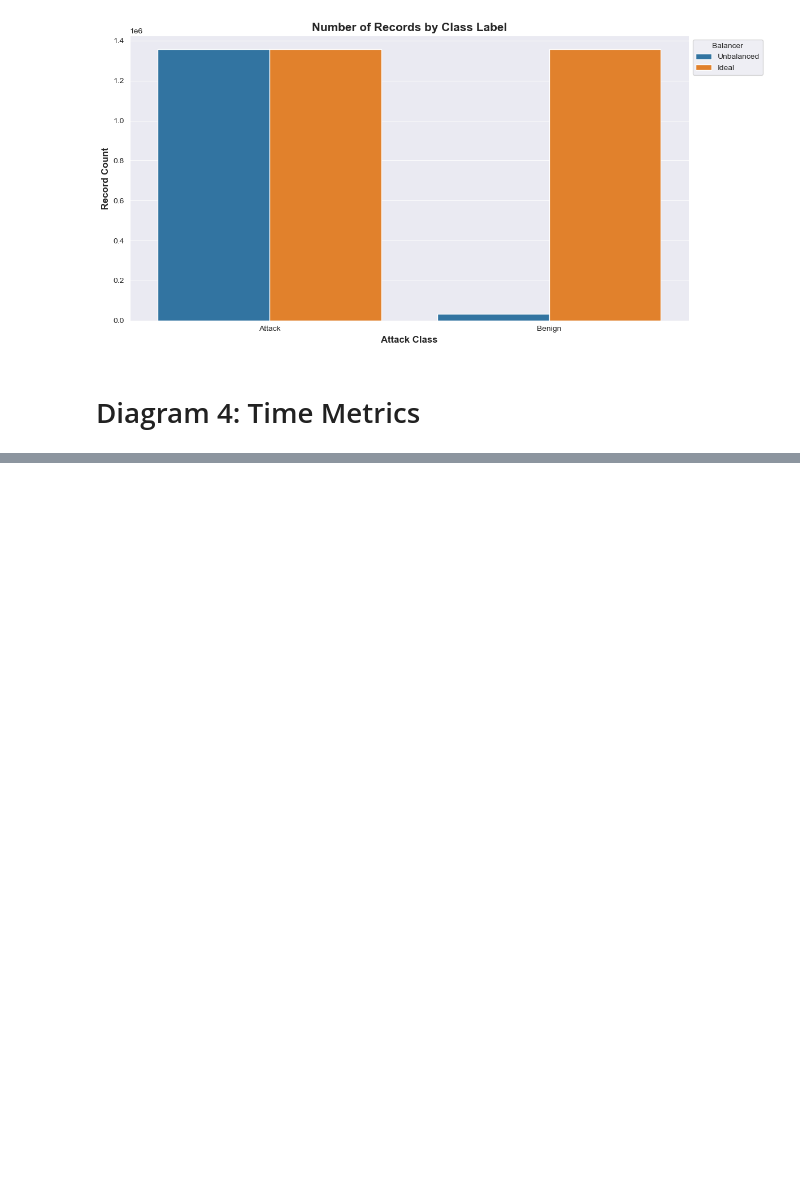
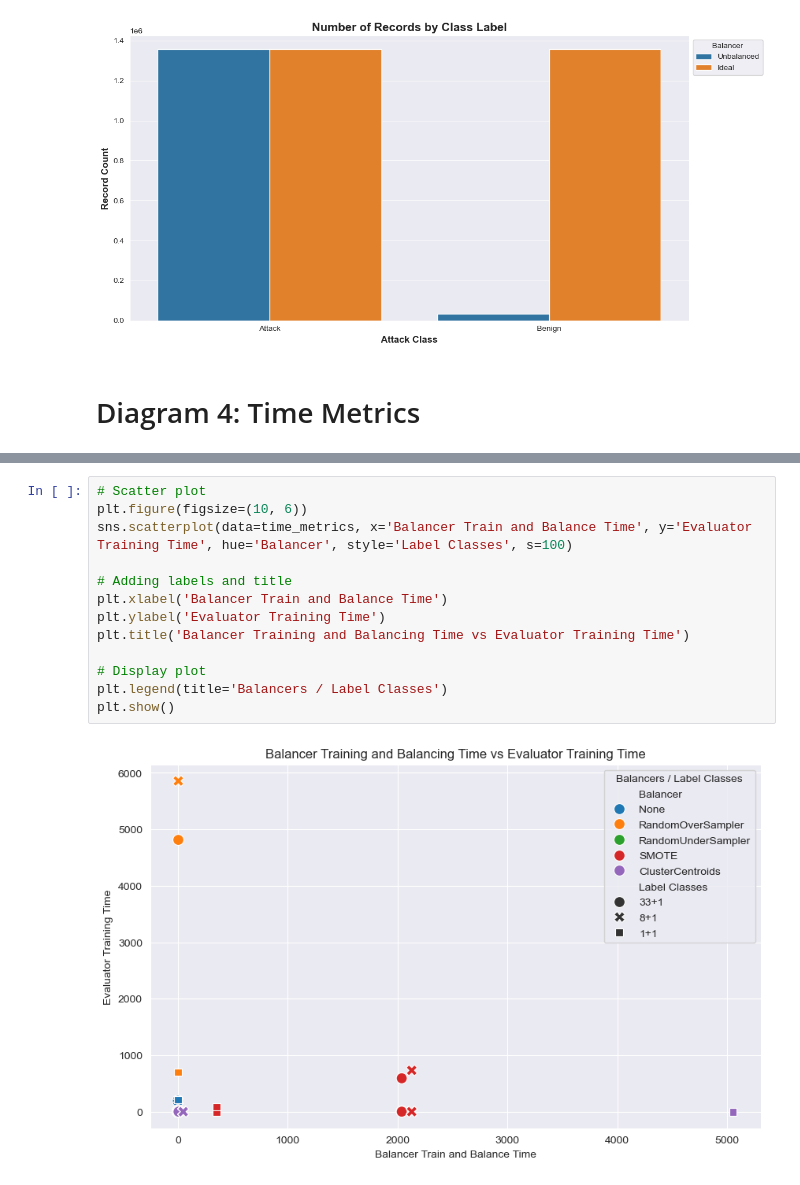
Before and after one commit to Keko787/Generating-a-Balanced-IoT-Cyber-Attack-Dataset-with-GAN-COIL-Collaboration-, a Jupyter notebook: graphs/results.ipynb, the cells around one changed output, grey strips where cells are left out. Drawn from its saved outputs; the diff is of its cells as text; blank space fills up the shorter version.

```diff
--- a/graphs/results.ipynb
+++ b/graphs/results.ipynb
@@ -217,0 +206,15 @@ display(evaluator_metrics)
+# %%
+# Scatter plot
+plt.figure(figsize=(10, 6))
+sns.scatterplot(data=time_metrics, x='Balancer Train and Balance Time', y='Evaluator Training Time', hue='Balancer', style='Label Classes', s=100)
+
+# Adding labels and title
+plt.xlabel('Balancer Train and Balance Time')
+plt.ylabel('Evaluator Training Time')
+plt.title('Balancer Training and Balancing Time vs Evaluator Training Time')
+
+# Display plot
+plt.legend(title='Balancers / Label Classes')
+plt.show()
+# %% [output]
+[figure, added]
```
Also changed, not shown: parts of 3 cells of this notebook.
